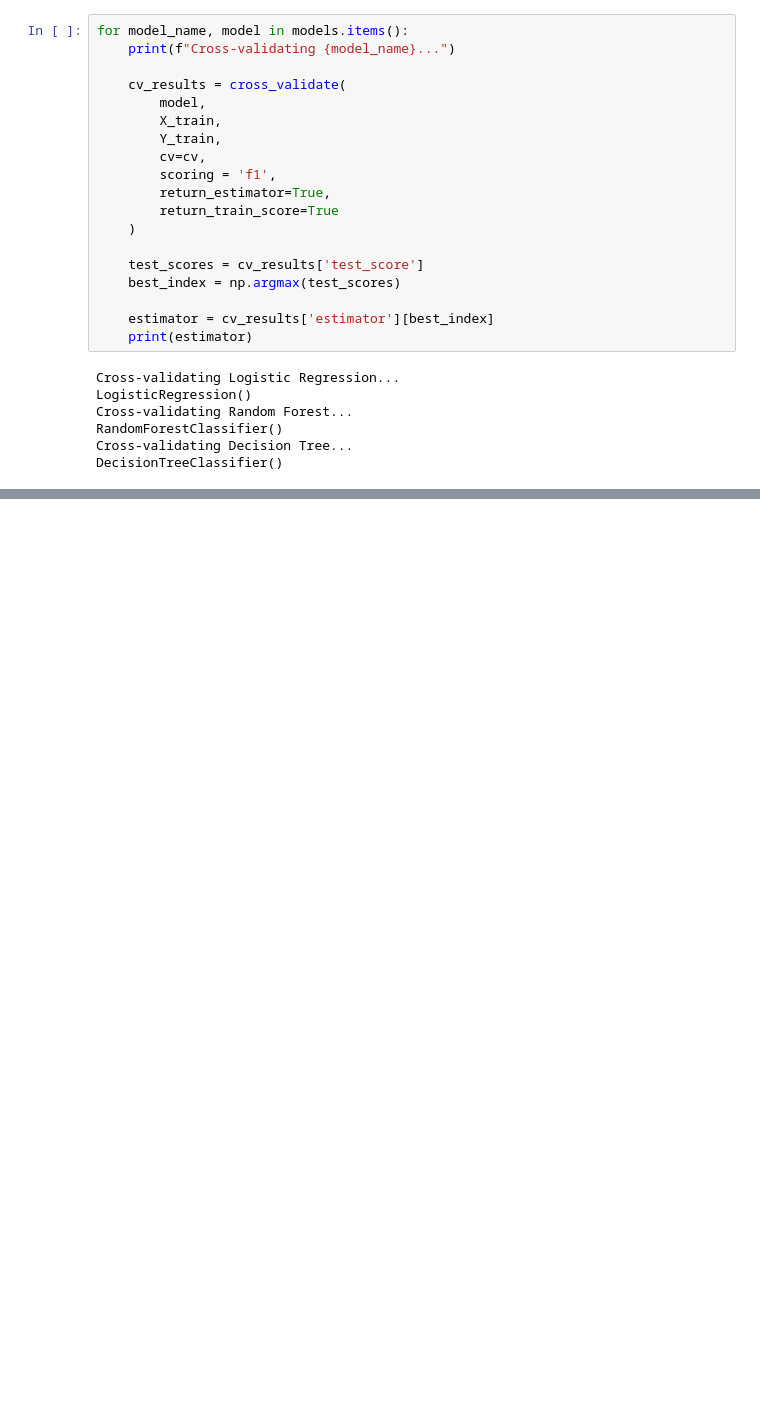
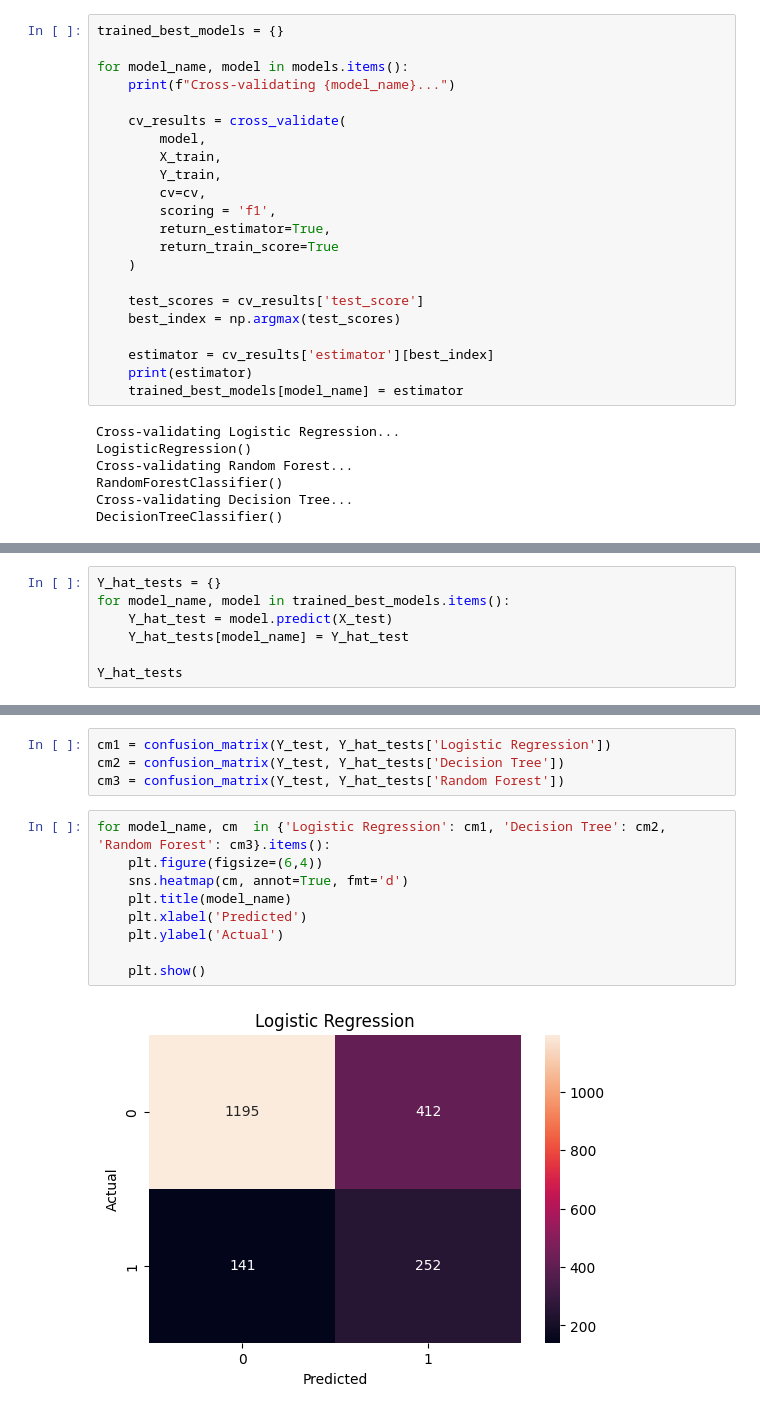
Before and after one commit to yshanukajay/telco_customer_churn, a Jupyter notebook: auto_prepared_notebooks/03_multi_model_training.ipynb, the cells around one changed output, grey strips where cells are left out. Cells and saved outputs as stored; diff of their text form; blank space fills up the shorter version.

Commit message:
best model

```diff
--- a/auto_prepared_notebooks/03_multi_model_training.ipynb
+++ b/auto_prepared_notebooks/03_multi_model_training.ipynb
@@ -34,6 +35,8 @@ cv = StratifiedKFold(
     n_splits=5, shuffle=True, random_state=42
 )
 # %%
+trained_best_models = {}
+
 for model_name, model in models.items():
     print(f"Cross-validating {model_name}...")
 
@@ -52,6 +55,7 @@ for model_name, model in models.items():
 
     estimator = cv_results['estimator'][best_index]
     print(estimator)
+    trained_best_models[model_name] = estimator
 # %% [output]
 Cross-validating Logistic Regression...
 LogisticRegression()
@@ -61,0 +72,7 @@ DecisionTreeClassifier()
+# %%
+Y_hat_tests = {}
+for model_name, model in trained_best_models.items():
+    Y_hat_test = model.predict(X_test)
+    Y_hat_tests[model_name] = Y_hat_test
+
+Y_hat_tests
@@ -61,0 +83,15 @@ DecisionTreeClassifier()
+# %%
+cm1 = confusion_matrix(Y_test, Y_hat_tests['Logistic Regression'])
+cm2 = confusion_matrix(Y_test, Y_hat_tests['Decision Tree'])
+cm3 = confusion_matrix(Y_test, Y_hat_tests['Random Forest'])
+# %%
+for model_name, cm  in {'Logistic Regression': cm1, 'Decision Tree': cm2, 'Random Forest': cm3}.items():
+    plt.figure(figsize=(6,4))
+    sns.heatmap(cm, annot=True, fmt='d')
+    plt.title(model_name)
+    plt.xlabel('Predicted')
+    plt.ylabel('Actual')
+
+    plt.show()
+# %% [output]
+[figure, added]
```
Also changed, not shown: parts of 4 cells of this notebook.
